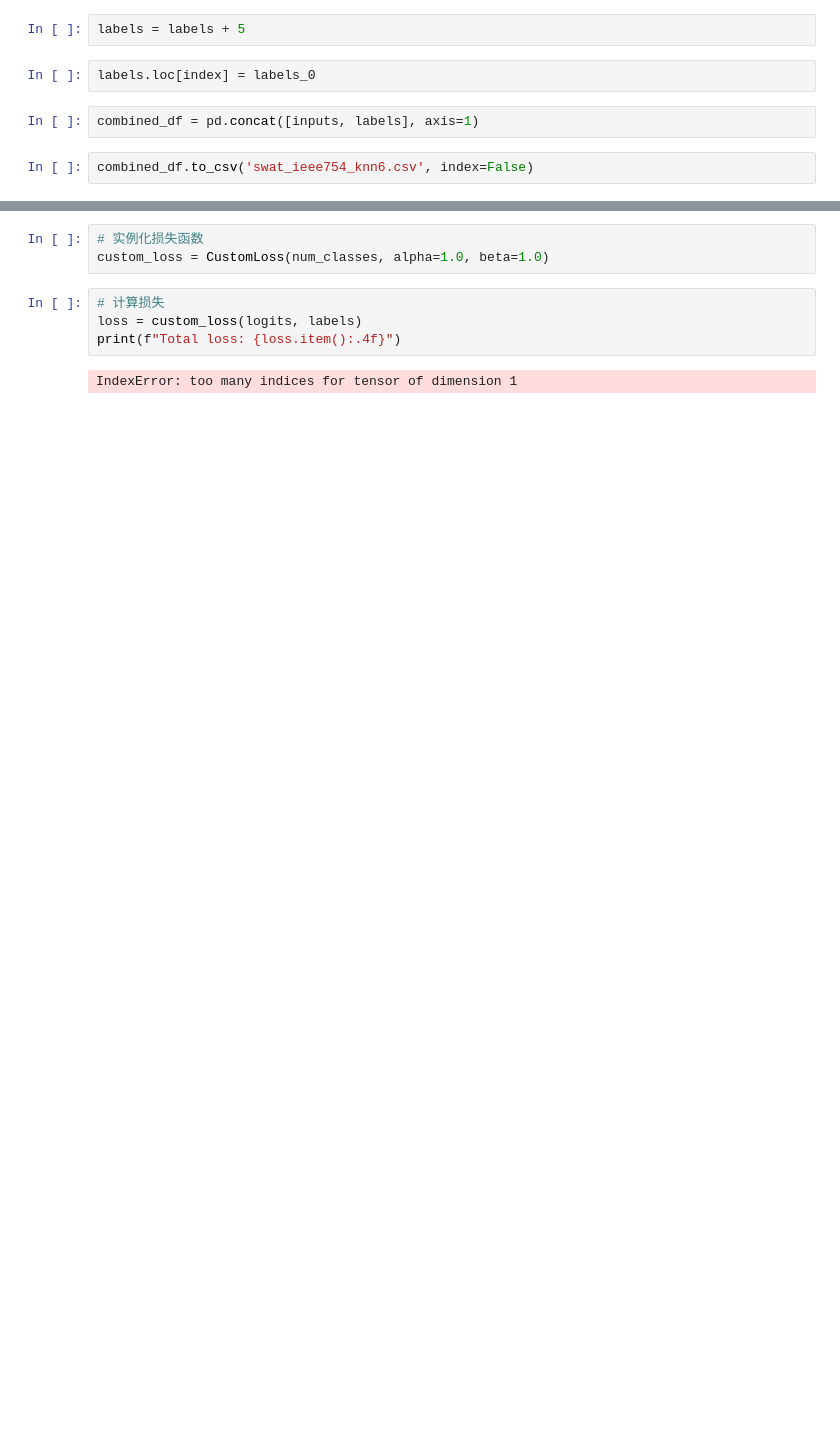
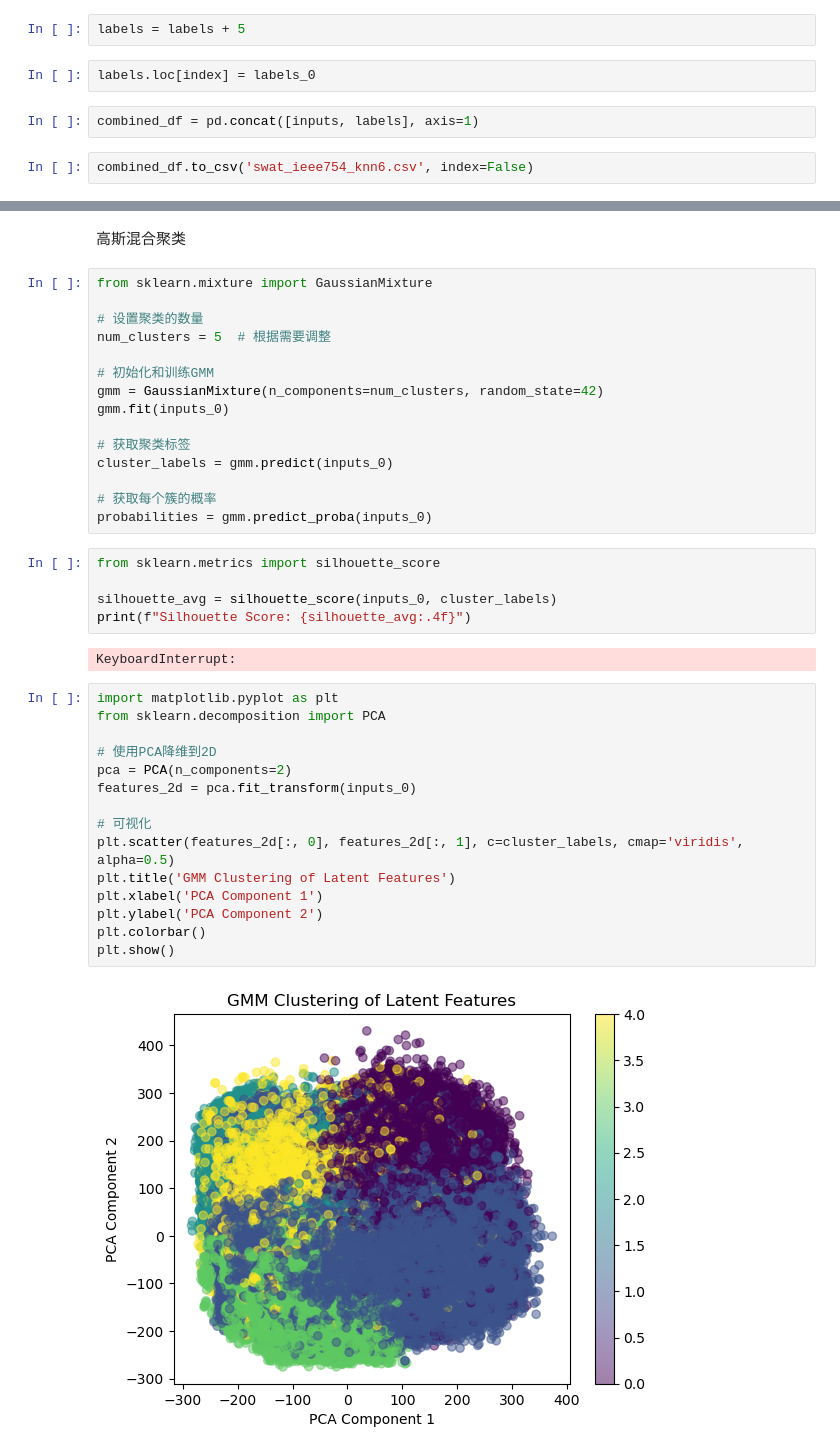
Before and after one commit to apencilofpig/TEEN, a Jupyter notebook: dataloader/swat/swat.ipynb, the cells around one changed output, grey strips where cells are left out. Cells and saved outputs as stored; diff of their text form; blank space fills up the shorter version.

```diff
--- a/dataloader/swat/swat.ipynb
+++ b/dataloader/swat/swat.ipynb
@@ -98,9 +65,41 @@ class CustomLoss(nn.Module):
-# %%
-# 实例化损失函数
-custom_loss = CustomLoss(num_classes, alpha=1.0, beta=1.0)
-# %%
-# 计算损失
-loss = custom_loss(logits, labels)
-print(f"Total loss: {loss.item():.4f}")
-# %% [output]
-IndexError: too many indices for tensor of dimension 1
+# %% [markdown]
+高斯混合聚类
+# %%
+from sklearn.mixture import GaussianMixture
+
+# 设置聚类的数量
+num_clusters = 5  # 根据需要调整
+
+# 初始化和训练GMM
+gmm = GaussianMixture(n_components=num_clusters, random_state=42)
+gmm.fit(inputs_0)
+
+# 获取聚类标签
+cluster_labels = gmm.predict(inputs_0)
+
+# 获取每个簇的概率
+probabilities = gmm.predict_proba(inputs_0)
+# %%
+from sklearn.metrics import silhouette_score
+
+silhouette_avg = silhouette_score(inputs_0, cluster_labels)
+print(f"Silhouette Score: {silhouette_avg:.4f}")
+# %% [output]
+KeyboardInterrupt:
+# %%
+import matplotlib.pyplot as plt
+from sklearn.decomposition import PCA
+
+# 使用PCA降维到2D
+pca = PCA(n_components=2)
+features_2d = pca.fit_transform(inputs_0)
+
+# 可视化
+plt.scatter(features_2d[:, 0], features_2d[:, 1], c=cluster_labels, cmap='viridis', alpha=0.5)
+plt.title('GMM Clustering of Latent Features')
+plt.xlabel('PCA Component 1')
+plt.ylabel('PCA Component 2')
+plt.colorbar()
+plt.show()
+# %% [output]
+[figure, added]
```
Also changed, not shown: parts of 14 cells of this notebook.
